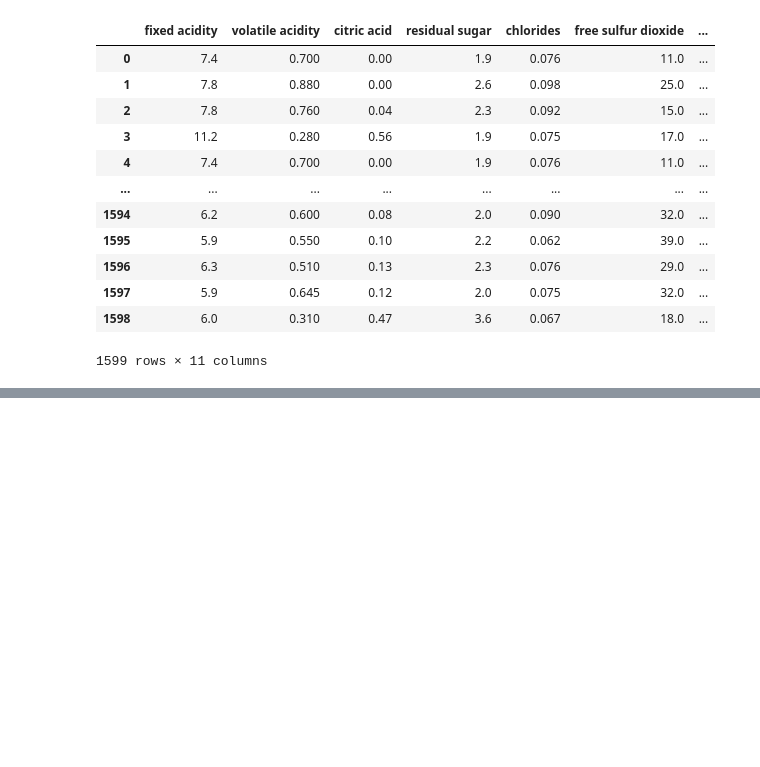
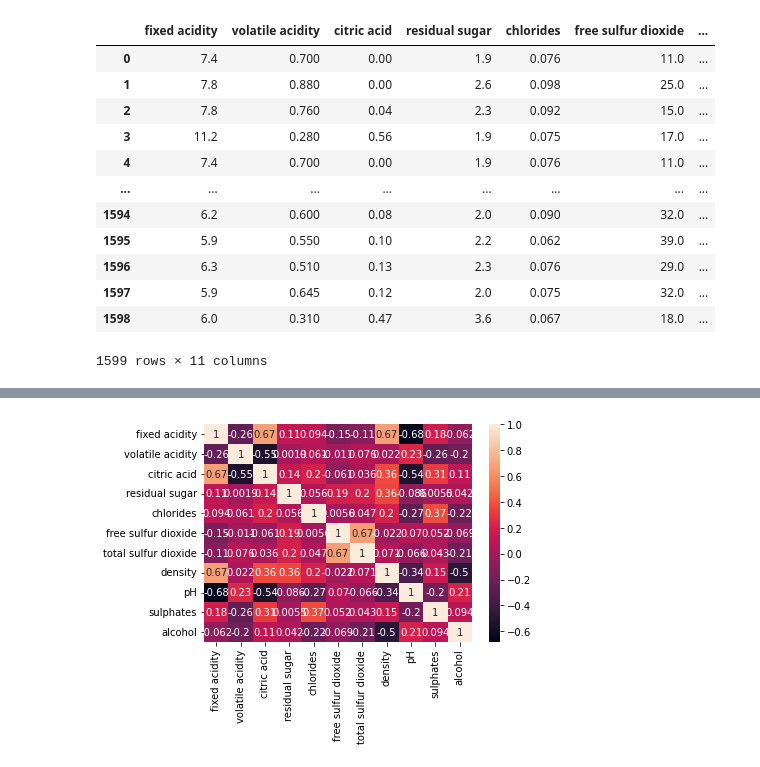
Before and after one commit to AdsonRoberto/PCA_e_LDA_-SemBiblioteca-, a Jupyter notebook: analise_de_dados.ipynb, the cells around one changed output, grey strips where cells are left out. Saved outputs shown, nothing was run; the diff lists cells and outputs as text; code cells hidden in the pictures; blank space fills up the shorter version.

```diff
--- a/analise_de_dados.ipynb
+++ b/analise_de_dados.ipynb
@@ -41,3 +41,12 @@ X_df
 | 1597 | 5.9 | 0.645 | 0.12 | 2.0 | 0.075 | 32.0 | ... |
 | 1598 | 6.0 | 0.310 | 0.47 | 3.6 | 0.067 | 18.0 | ... |
 1599 rows × 11 columns
+# %%
+# subtraindo a média da respectiva coluna de X
+X_mean = X - np.mean(X, axis=0)
+# %%
+#Step-2
+features = ["fixed acidity", "volatile acidity", "citric acid", "residual sugar", "chlorides", "free sulfur dioxide", "total sulfur dioxide", "density", "pH", "sulphates", "alcohol"]
+cov = np.cov(X_mean, rowvar = False)
+cov_df = pd.DataFrame(cov,columns=features)
+cov_df
@@ -43,0 +66,5 @@ X_df
+# %%
+corr = np.corrcoef(X_mean, rowvar = False)
+corr_df = pd.DataFrame(corr,columns=features)
+corr_df.index = features
+corr_df
@@ -43,0 +84,5 @@ X_df
+# %%
+sns.heatmap(corr_df, annot=True)
+plt.show()
+# %% [output]
+[figure, added]
```
Also changed, not shown: parts of 6 cells of this notebook.
